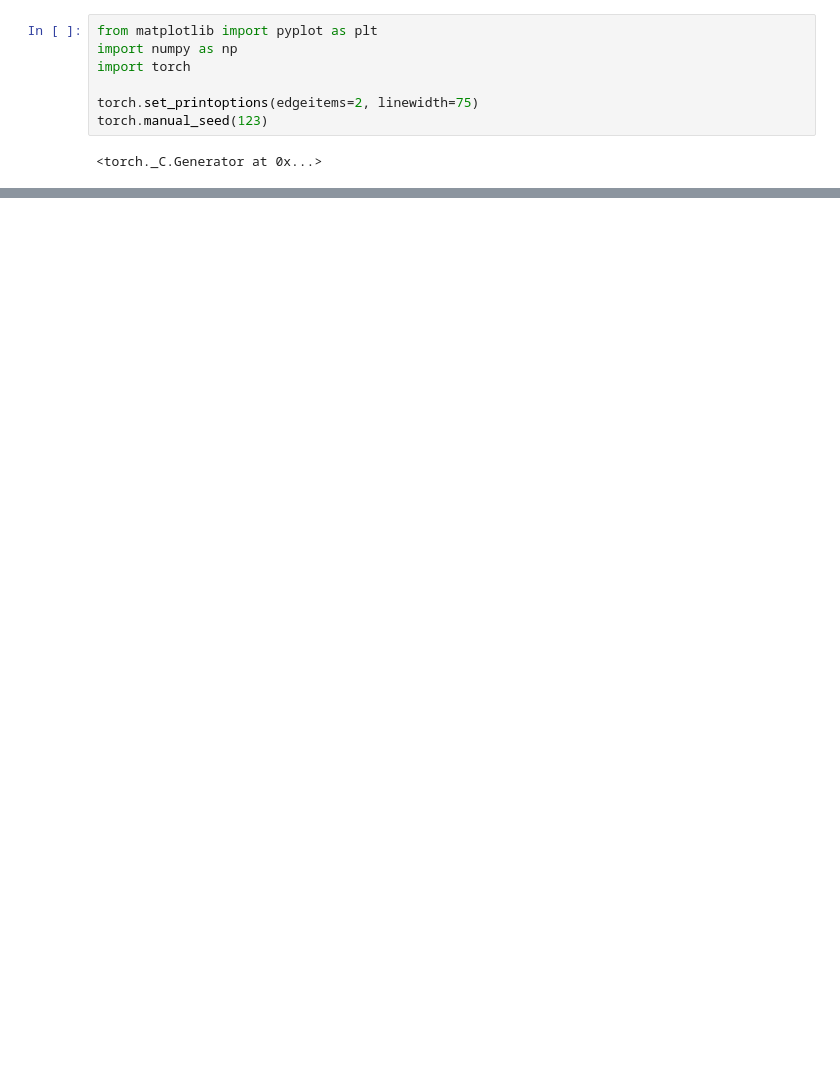
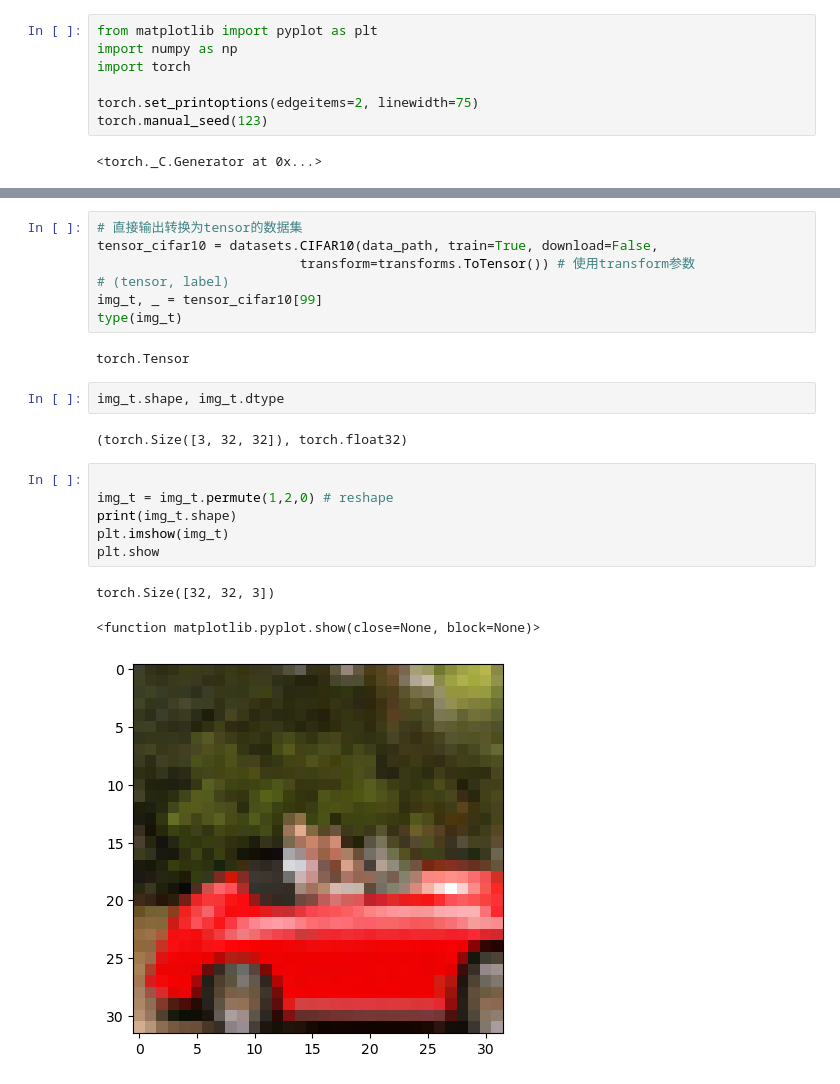
Before and after one commit to CrymariaLevin/pytorch_learning, a Jupyter notebook: self_realize/class_orient/dataset.ipynb, the cells around one changed output, grey strips where cells are left out. Saved outputs shown, nothing was run; the diff lists cells and outputs as text; blank space fills up the shorter version.

```diff
--- a/self_realize/class_orient/dataset.ipynb
+++ b/self_realize/class_orient/dataset.ipynb
@@ -18,0 +81,23 @@ URLError: <urlopen error [WinError 10060] A connection attempt failed because th
+# %%
+# 直接输出转换为tensor的数据集
+tensor_cifar10 = datasets.CIFAR10(data_path, train=True, download=False,
+                          transform=transforms.ToTensor()) # 使用transform参数
+# (tensor, label)
+img_t, _ = tensor_cifar10[99]
+type(img_t)
+# %% [output]
+torch.Tensor
+# %%
+img_t.shape, img_t.dtype
+# %% [output]
+(torch.Size([3, 32, 32]), torch.float32)
+# %%
+
+img_t = img_t.permute(1,2,0) # reshape
+print(img_t.shape)
+plt.imshow(img_t)
+plt.show
+# %% [output]
+torch.Size([32, 32, 3])
+<function matplotlib.pyplot.show(close=None, block=None)>
+[figure, added]
```
Also changed, not shown: parts of 16 cells of this notebook, 1 other file.
